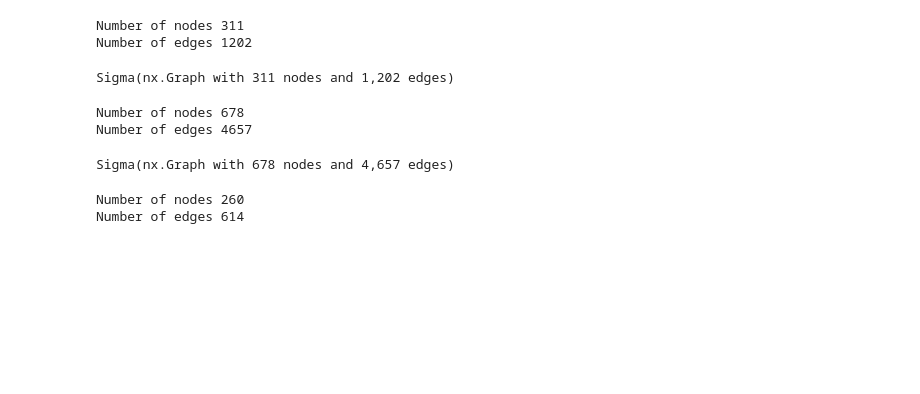
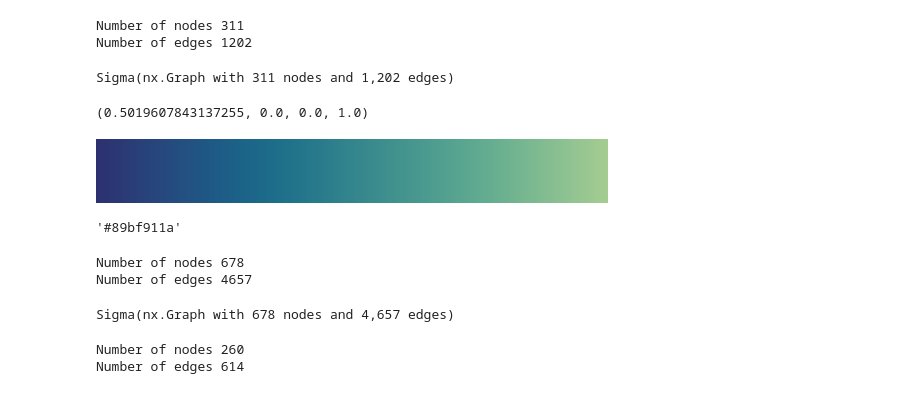
Before and after one commit to dataesr/community-detection-poc, a Jupyter notebook: notebooks/ElasticDataAggreg.ipynb, the cells around one changed output. Drawn from its saved outputs; the diff is of its cells as text; code cells hidden in the pictures; blank space fills up the shorter version.

```diff
--- a/notebooks/ElasticDataAggreg.ipynb
+++ b/notebooks/ElasticDataAggreg.ipynb
@@ -176,3 +193,23 @@ Sigma(G_authors,
 )
 # %% [output]
 Sigma(nx.Graph with 311 nodes and 1,202 edges)
+# %%
+from matplotlib.colors import LinearSegmentedColormap
+
+colors = [(0, 0, 0), (1, 0, 0)] # first color is black, last is red
+cm = LinearSegmentedColormap.from_list("Custom", colors)
+cm(0.5)
+# %% [output]
+(0.5019607843137255, 0.0, 0.0, 1.0)
+# %%
+sns.color_palette("crest_r", as_cmap=True)
+# %% [output]
+[figure, added]
+# %%
+cmap = sns.color_palette("crest_r", as_cmap=True)
+test = list(cmap(0.9))
+test[3] = 0.1
+test
+matplotlib.colors.rgb2hex(test, keep_alpha=True)
+# %% [output]
+'#89bf911a'
```
Also changed, not shown: parts of 5 cells of this notebook.
